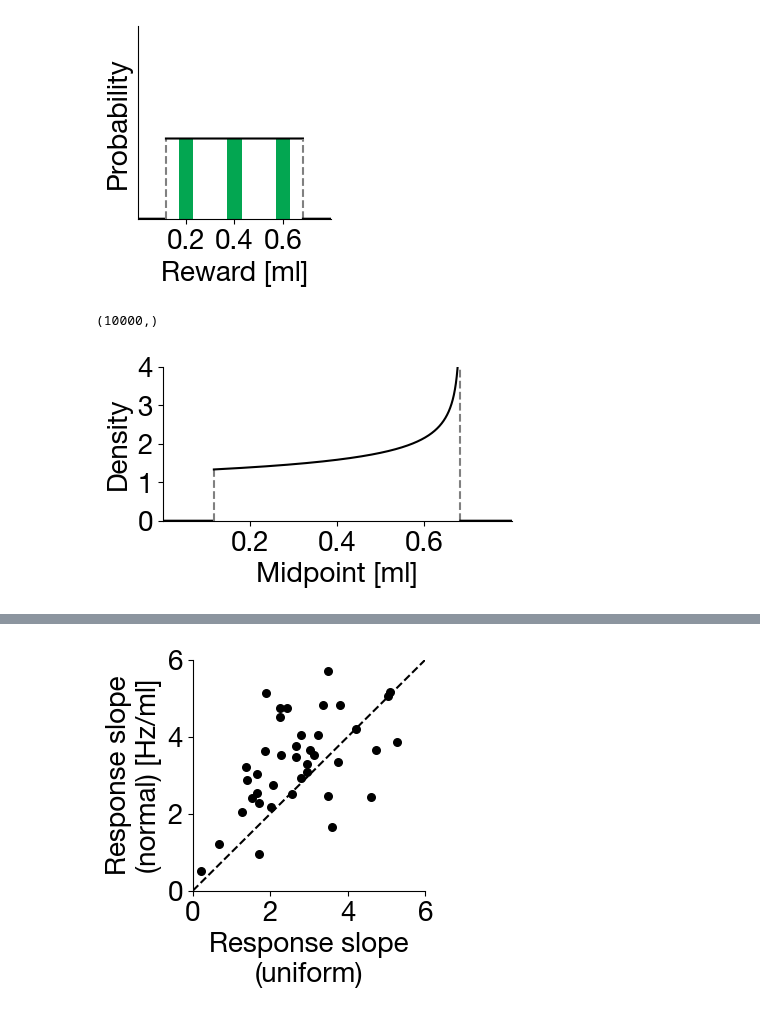
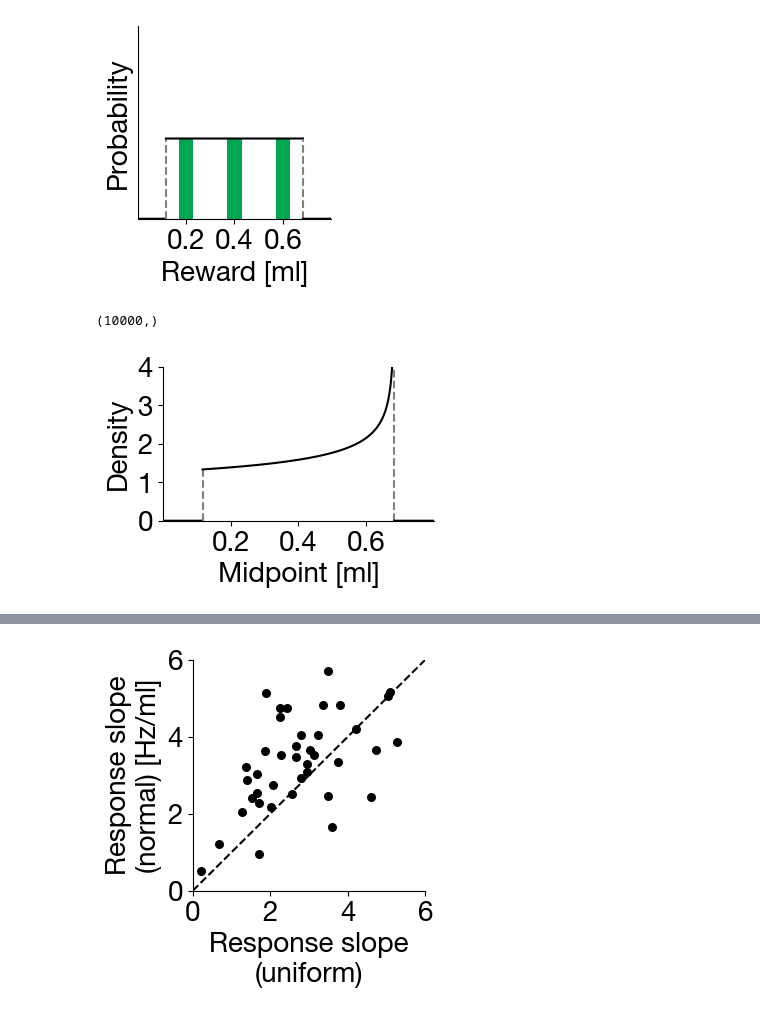
Before and after one commit to dongjae-kim/efficient-coding-dist-rl, a Jupyter notebook: figures_variable_distribution.ipynb, the cells around one changed output, grey strips where cells are left out. Saved outputs shown, nothing was run; the diff lists cells and outputs as text; code cells hidden in the pictures.

```diff
--- a/figures_variable_distribution.ipynb
+++ b/figures_variable_distribution.ipynb
@@ -475,38 +475,38 @@ plt.rcParams['font.family'] = 'Helvetica Neue'
 plt.rcParams['font.size'] = 20
 fig, ax = plt.subplots(1,1)
 
-fig.set_figwidth(4.5)
+fig.set_figwidth(3.5)
 fig.set_figheight(2)
 
 midpoints = []
 ymax = []
 for i in range(ec_unfm.N):
     ymax.append(ec_unfm.neurons_[i][1499])
 
 ax.set_xlabel('Midpoint [ml]')
 ax.set_ylabel('Density')
 ax.spines['right'].set_visible(False)
 ax.spines['top'].set_visible(False)
 ax.set_xticks([.2, .4, .6])
 
 # ax.plot(ec_unfm.x, ec_unfm.d_x/ec_unfm.d_x.sum()/ec_unfm._x_gap, color='k')
 
 d_x = ec_unfm.d_x/ec_unfm.d_x.sum()/ec_unfm._x_gap
 ax.plot(ec_unfm.x[:ind_init], d_x[:ind_init], color=[0,0,0])
 ax.plot([ec_unfm.x[ind_init],ec_unfm.x[ind_init]], [0, d_x[ind_init]], '--', color='0.5')
 ax.plot(ec_unfm.x[ind_init:ind_term], d_x[ind_init:ind_term], color=[0,0,0])
 ax.plot([ec_unfm.x[ind_term],ec_unfm.x[ind_term]], [0, d_x[ind_term-1]], '--', color='0.5')
 ax.plot(ec_unfm.x[ind_term:], d_x[ind_term:], color=[0,0,0])
 
 
 ax.set_yticks(np.arange(0, 5,1))
 
 plt.ylim([0, 4])
 plt.xlim([0, 0.8])
 print(ec_norm.d_x.shape)
 fig.savefig('./figures_rothenhoefer/'+'uniform_density_of_midpoints.png', bbox_inches="tight")
 fig.savefig('./figures_rothenhoefer/'+'uniform_density_of_midpoints.pdf', bbox_inches="tight")
 plt.show()
 # %% [output]
 (10000,)
-[figure, old version]
+[figure, new version]
```
Also changed, not shown: parts of 5 cells of this notebook.
